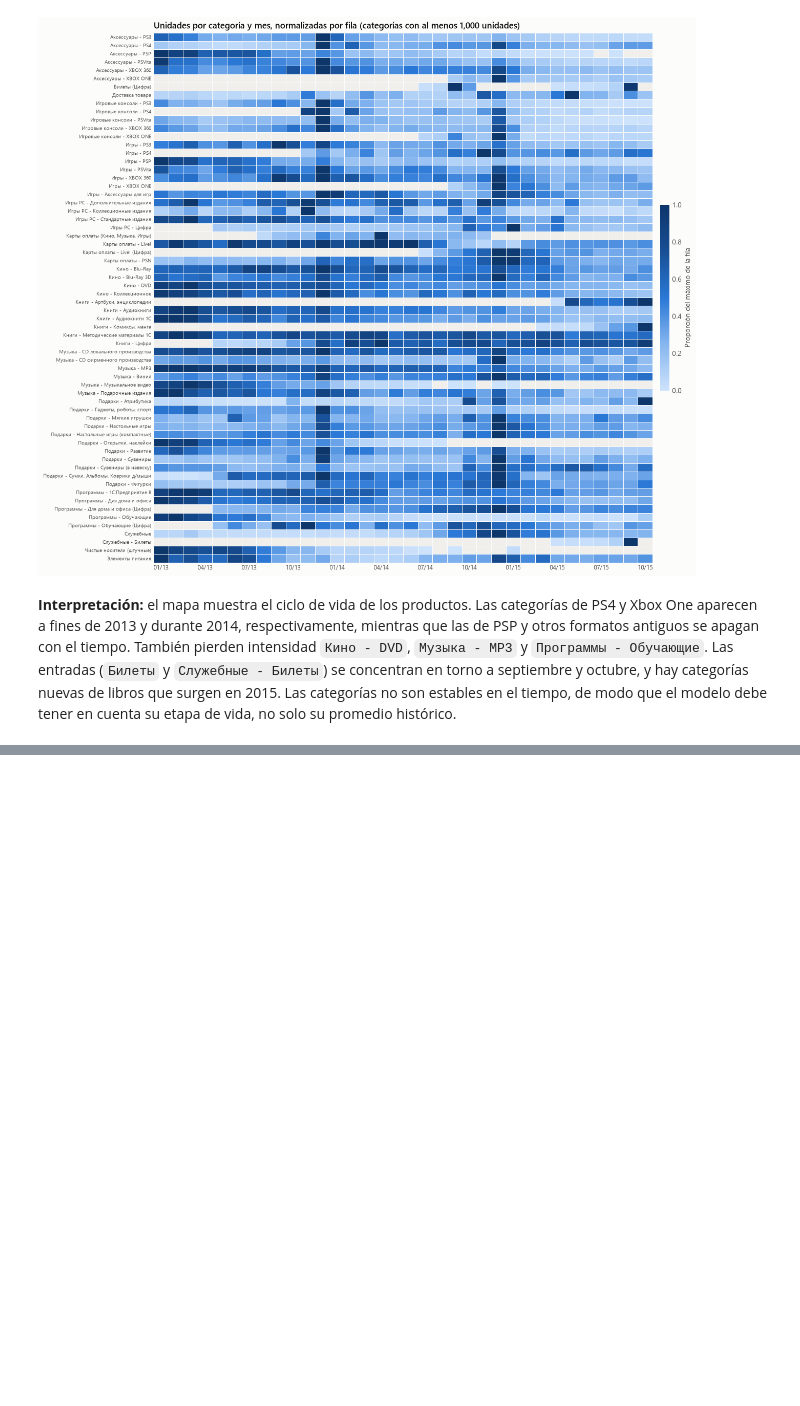
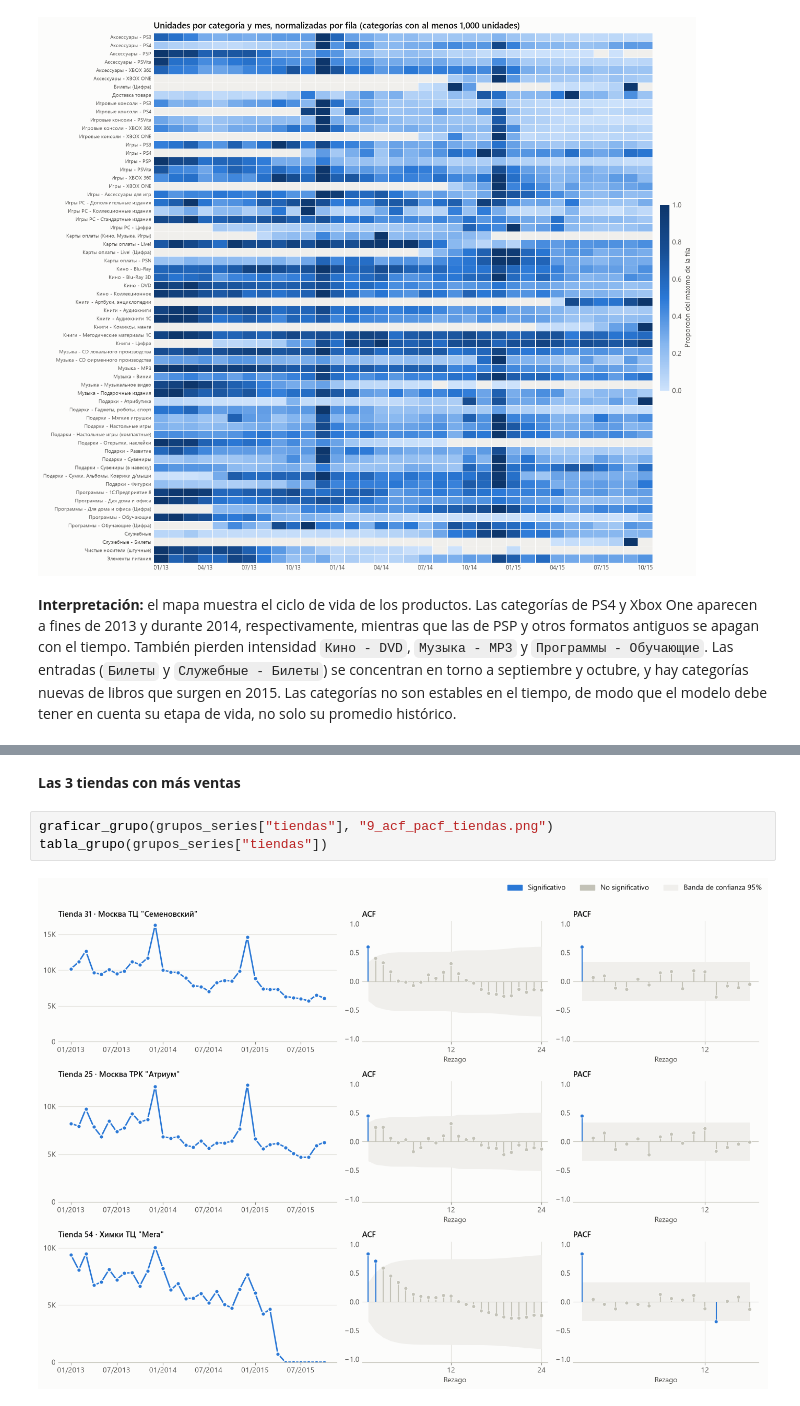
Before and after one commit to Santacruz97/predict-future-sales, a Jupyter notebook: notebooks/01_exploratory_data_analysis.ipynb, the cells around one changed output, grey strips where cells are left out. Cells and saved outputs as stored; diff of their text form; blank space fills up the shorter version.

```diff
--- a/notebooks/01_exploratory_data_analysis.ipynb
+++ b/notebooks/01_exploratory_data_analysis.ipynb
@@ -2258,0 +2475,7 @@ Categorías con al menos 1,000 unidades: 64 de 84
+# %% [markdown]
+**Las 3 tiendas con más ventas**
+# %%
+graficar_grupo(grupos_series["tiendas"], "9_acf_pacf_tiendas.png")
+tabla_grupo(grupos_series["tiendas"])
+# %% [output]
+[figure, added]
```
Also changed, not shown: parts of 23 cells of this notebook, 5 other files.
